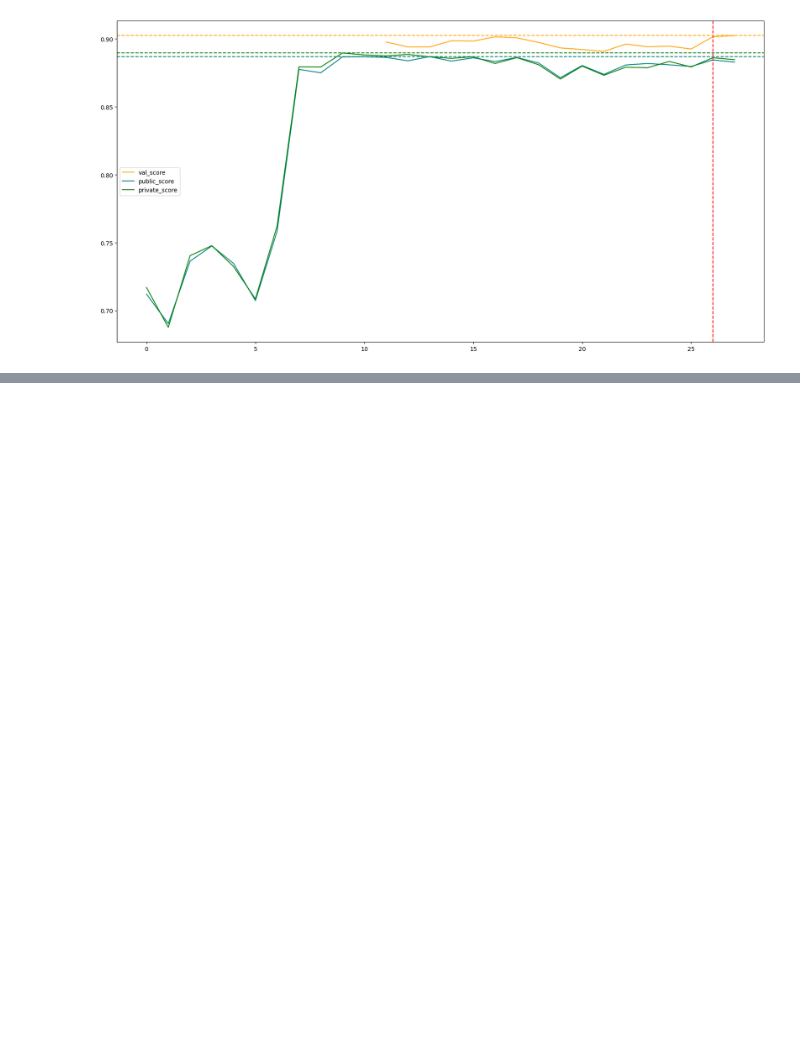
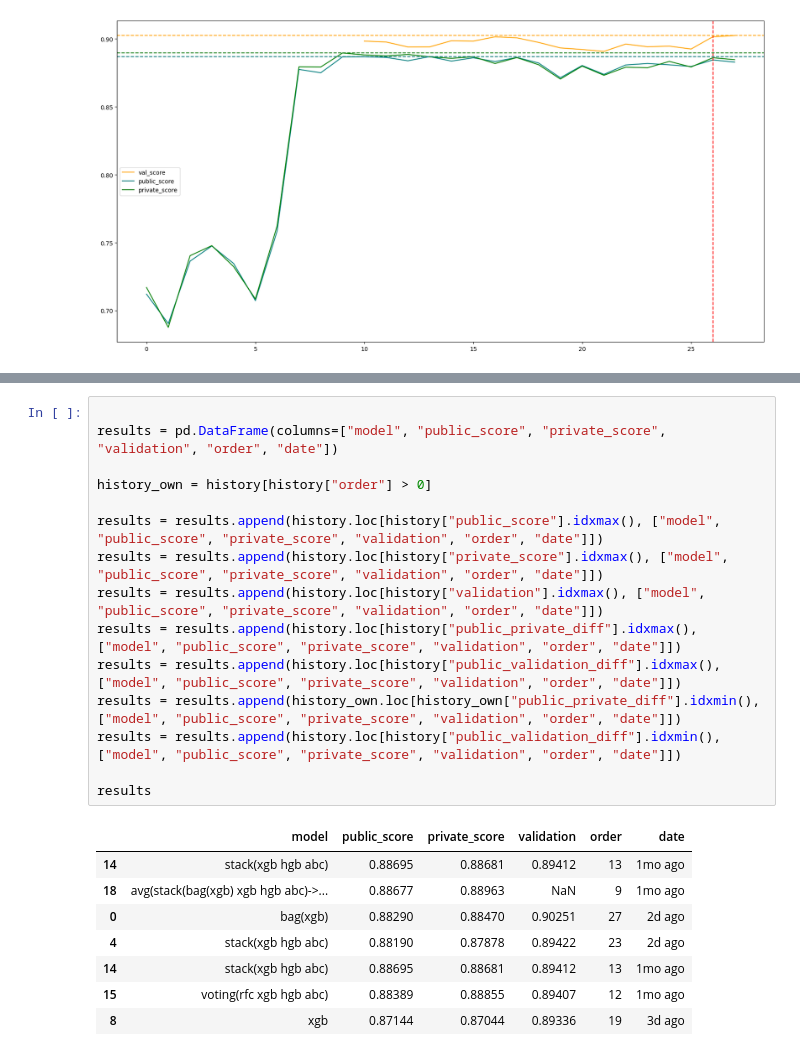
Before and after one commit to IgnacioPardo/TP2_TDVI, a Jupyter notebook: src/sub_hist_exp.ipynb, the cells around one changed output, grey strips where cells are left out. Cells and saved outputs as stored; diff of their text form; blank space fills up the shorter version.

```diff
--- a/src/sub_hist_exp.ipynb
+++ b/src/sub_hist_exp.ipynb
@@ -134,0 +174,24 @@ ax.legend()
+# %%
+
+results = pd.DataFrame(columns=["model", "public_score", "private_score", "validation", "order", "date"])
+
+history_own = history[history["order"] > 0]
+
+results = results.append(history.loc[history["public_score"].idxmax(), ["model", "public_score", "private_score", "validation", "order", "date"]])
+results = results.append(history.loc[history["private_score"].idxmax(), ["model", "public_score", "private_score", "validation", "order", "date"]])
+results = results.append(history.loc[history["validation"].idxmax(), ["model", "public_score", "private_score", "validation", "order", "date"]])
+results = results.append(history.loc[history["public_private_diff"].idxmax(), ["model", "public_score", "private_score", "validation", "order", "date"]])
+results = results.append(history.loc[history["public_validation_diff"].idxmax(), ["model", "public_score", "private_score", "validation", "order", "date"]])
+results = results.append(history_own.loc[history_own["public_private_diff"].idxmin(), ["model", "public_score", "private_score", "validation", "order", "date"]])
+results = results.append(history.loc[history["public_validation_diff"].idxmin(), ["model", "public_score", "private_score", "validation", "order", "date"]])
+
+results
+# %% [output]
+|  | model | public_score | private_score | validation | order | date |
+| 14 | stack(xgb hgb abc) | 0.88695 | 0.88681 | 0.89412 | 13 | 1mo ago |
+| 18 | avg(stack(bag(xgb) xgb hgb abc)->... | 0.88677 | 0.88963 | NaN | 9 | 1mo ago |
+| 0 | bag(xgb) | 0.88290 | 0.88470 | 0.90251 | 27 | 2d ago |
+| 4 | stack(xgb hgb abc) | 0.88190 | 0.87878 | 0.89422 | 23 | 2d ago |
+| 14 | stack(xgb hgb abc) | 0.88695 | 0.88681 | 0.89412 | 13 | 1mo ago |
+| 15 | voting(rfc xgb hgb abc) | 0.88389 | 0.88855 | 0.89407 | 12 | 1mo ago |
+| 8 | xgb | 0.87144 | 0.87044 | 0.89336 | 19 | 3d ago |
```
Also changed, not shown: parts of 8 cells of this notebook, 2 other files.
